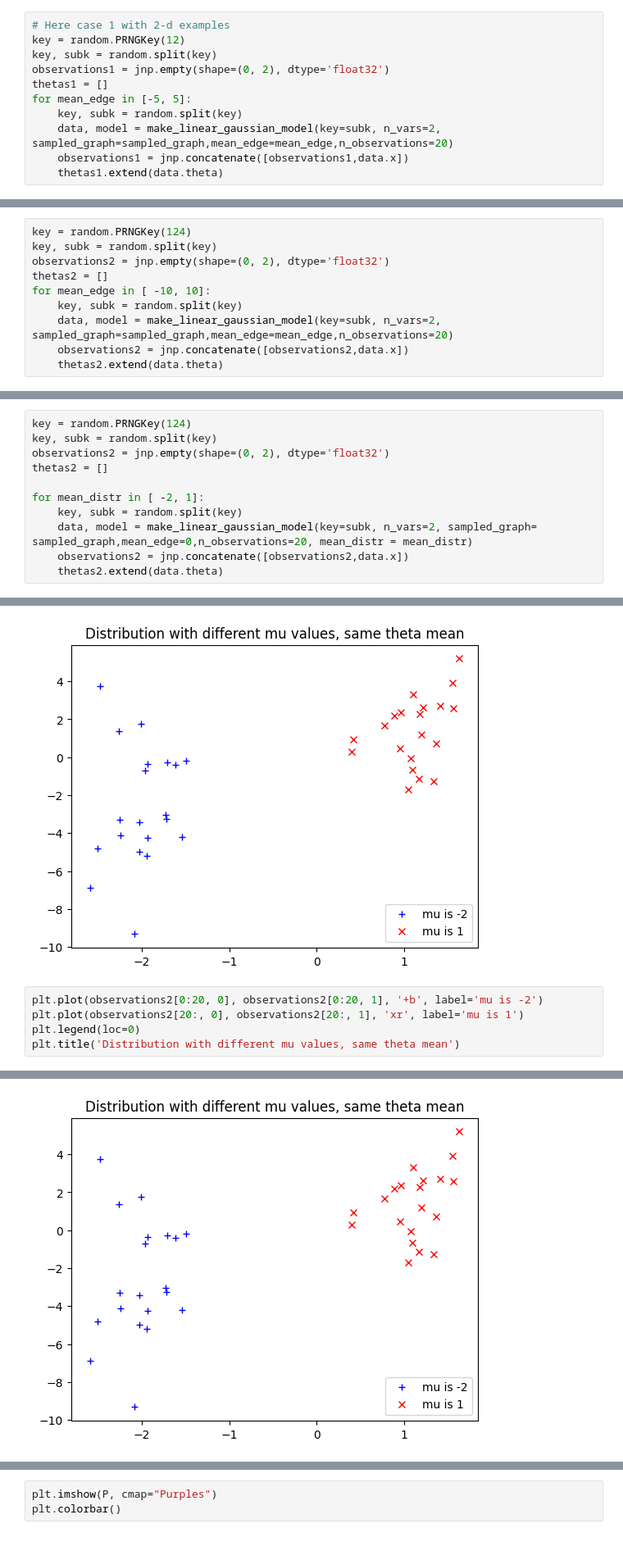
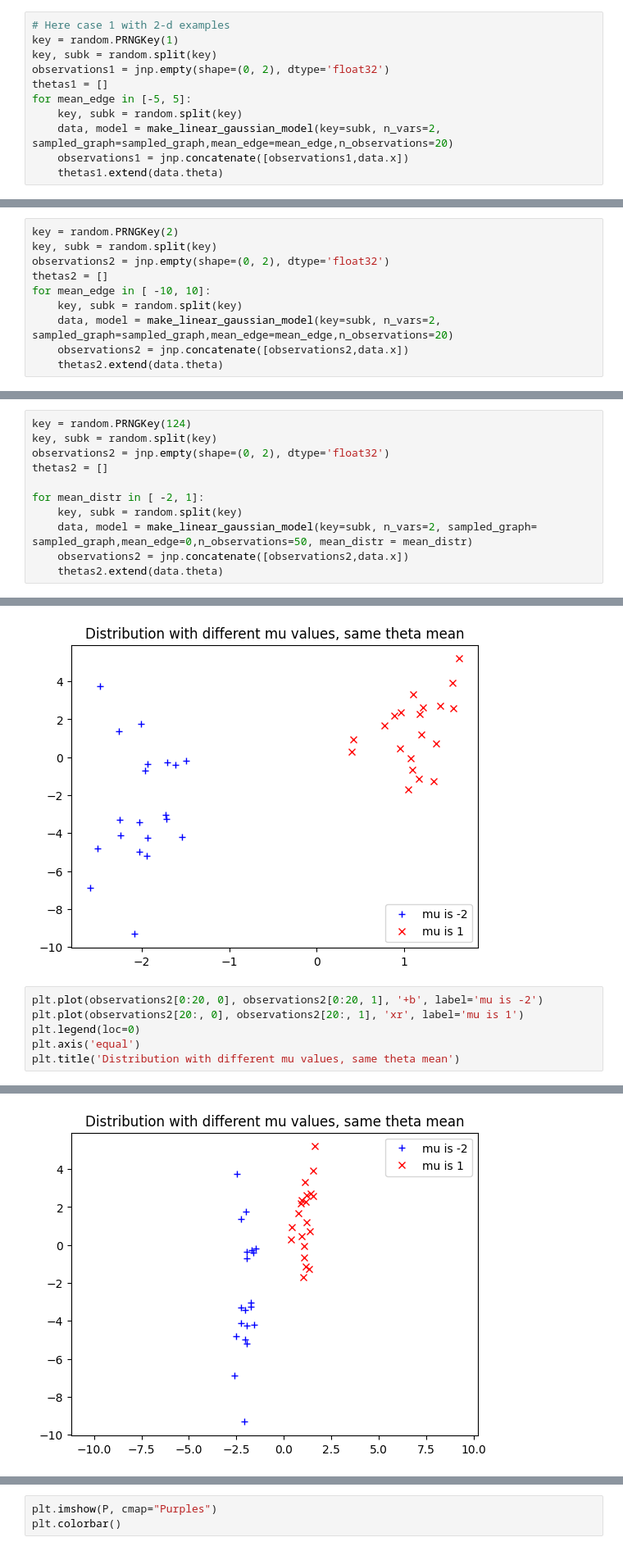
Before and after one commit to anisioti/dibs, a Jupyter notebook: dibs/new_generation_process/data_generation.ipynb, the cells around one changed output, grey strips where cells are left out. Shown at 82% size. Drawn from its saved outputs; the diff is of its cells as text.

```diff
--- a/dibs/new_generation_process/data_generation.ipynb
+++ b/dibs/new_generation_process/data_generation.ipynb
@@ -45,7 +47,7 @@ DeviceArray([[0, 1],
 ## Change only on the slope of one group:
 # %%
 # Here case 1 with 2-d examples
-key = random.PRNGKey(12)
+key = random.PRNGKey(1)
 key, subk = random.split(key)
 observations1 = jnp.empty(shape=(0, 2), dtype='float32')
 thetas1 = []
@@ -80,5 +130,5 @@ Text(0.5, 1.0, 'Distribution with different thetas')
 # %%
-key = random.PRNGKey(124)
+key = random.PRNGKey(2)
 key, subk = random.split(key)
 observations2 = jnp.empty(shape=(0, 2), dtype='float32')
 thetas2 = []
@@ -173,6 +243,6 @@ thetas2 = []
 
 for mean_distr in [ -2, 1]:
     key, subk = random.split(key)
-    data, model = make_linear_gaussian_model(key=subk, n_vars=2, sampled_graph= sampled_graph,mean_edge=0,n_observations=20, mean_distr = mean_distr)
+    data, model = make_linear_gaussian_model(key=subk, n_vars=2, sampled_graph= sampled_graph,mean_edge=0,n_observations=50, mean_distr = mean_distr)
     observations2 = jnp.concatenate([observations2,data.x])
     thetas2.extend(data.theta)
@@ -187,11 +297,12 @@ Text(0.5, 1.0, 'Distribution with different mu values, same theta mean')
 # %%
 plt.plot(observations2[0:20, 0], observations2[0:20, 1], '+b', label='mu is -2')
 plt.plot(observations2[20:, 0], observations2[20:, 1], 'xr', label='mu is 1')
 plt.legend(loc=0)
+plt.axis('equal')
 plt.title('Distribution with different mu values, same theta mean')
 # %% [output]
 Text(0.5, 1.0, 'Distribution with different mu values, same theta mean')
-[figure, old version]
+[figure, new version]
 # %%
 # Samples two point clouds and their weights.
 ### For our synthetic data calculate the transport matrix
```
Also changed, not shown: parts of 30 cells of this notebook.
